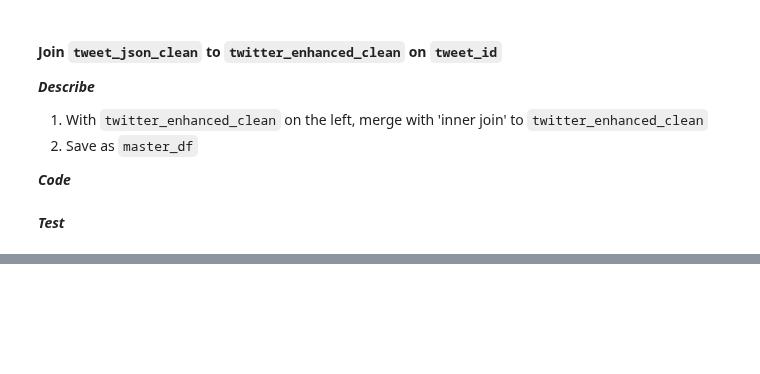
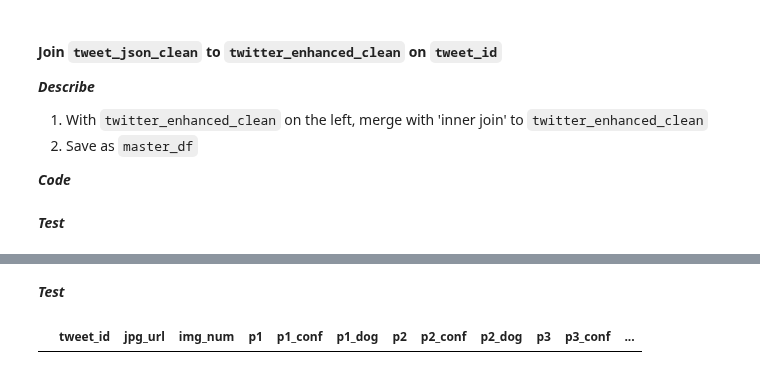
Before and after one commit to EsosaOrumwese/ALX-T-Nanodegree, a Jupyter notebook: Data Analytics/Projects/WeRateDogs Twitter/WeRateDogs Twitter_Data Wrangling Project.ipynb, the cells around one changed output, grey strips where cells are left out. Saved outputs shown, nothing was run; the diff lists cells and outputs as text; code cells hidden in the pictures; blank space fills up the shorter version.

```diff
--- a/Data Analytics/Projects/WeRateDogs Twitter/WeRateDogs Twitter_Data Wrangling Project.ipynb
+++ b/Data Analytics/Projects/WeRateDogs Twitter/WeRateDogs Twitter_Data Wrangling Project.ipynb
@@ -1049,0 +1107,8 @@ img_predictions_df[img_predictions_df.tweet_id == 679062614270468097]
+# %%
+img_predictions_clean = img_predictions_clean.query('percent_conf > 0.25')
+# %% [markdown]
+***Test***
+# %%
+img_predictions_clean.query('percent_conf <= 0.25')
+# %% [output]
+|  | tweet_id | jpg_url | img_num | p1 | p1_conf | p1_dog | p2 | p2_conf | p2_dog | p3 | p3_conf | ... |
```
Also changed, not shown: parts of 20 cells of this notebook.
